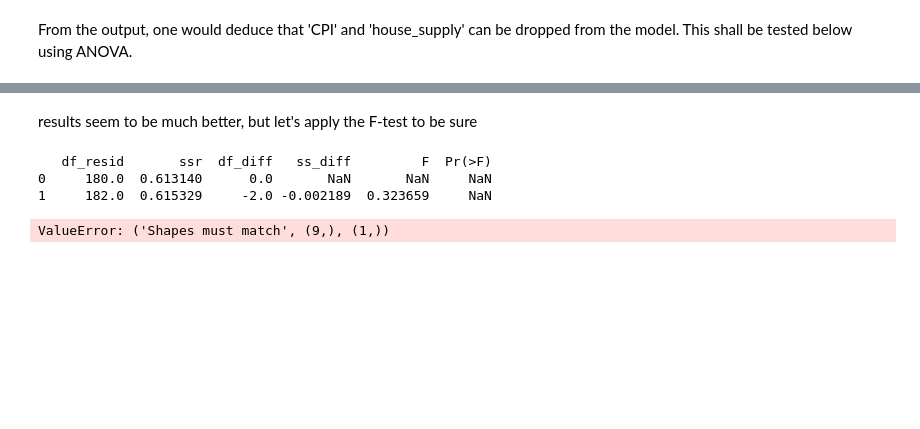
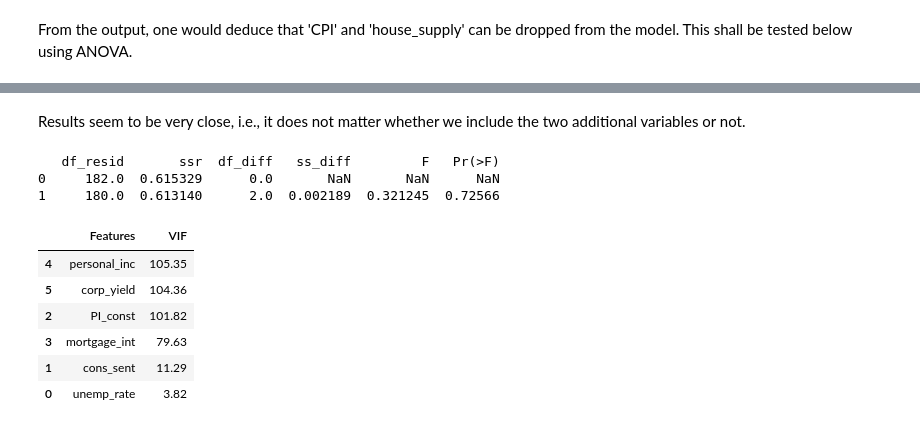
Before and after one commit to AtK42/digital-tools-for-finance-homework, a Jupyter notebook: housing-price-index-us/notebooks/housing-price-index-us.ipynb, the cells around one changed output, grey strips where cells are left out. Cells and saved outputs as stored; diff of their text form; code cells hidden in the pictures; blank space fills up the shorter version.

Commit message:
fitting of models and first work on checking model assumptions

```diff
--- a/housing-price-index-us/notebooks/housing-price-index-us.ipynb
+++ b/housing-price-index-us/notebooks/housing-price-index-us.ipynb
@@ -269,17 +270,32 @@ Covariance Type:            nonrobust
 
 Notes:
 [1] Standard Errors assume that the covariance matrix of the errors is correctly specified.
-# %% [markdown]
-results seem to be much better, but let's apply the F-test to be sure
-# %%
-anova_res = anova_lm(lm2, lm)
-print(anova_res)
-# %% [output]
-   df_resid       ssr  df_diff   ss_diff         F  Pr(>F)
-0     180.0  0.613140      0.0       NaN       NaN     NaN
-1     182.0  0.615329     -2.0 -0.002189  0.323659     NaN
-# %%
-test = indep_train.loc[:, indep_train.columns != 'CPI', 'home_supply']
-test.head()
-# %% [output]
-ValueError: ('Shapes must match', (9,), (1,))
+# %% [markdown]
+Results seem to be very close, i.e., it does not matter whether we include the two additional variables or not.
+# %%
+# conduct ANOVA
+anova_res = anova_lm(lm2, lm)
+print(anova_res)
+
+if indep_train_model2.columns[0] == 'const':
+    indep_train_model2 = indep_train_model2.drop(['const'], axis = 1)
+
+# calculate VIF for new model
+vif = pd.DataFrame()
+X = indep_train_model2
+vif['Features'] = X.columns
+vif['VIF'] = [variance_inflation_factor(X.values, i) for i in range(X.shape[1])]
+vif['VIF'] = round(vif['VIF'], 2)
+vif = vif.sort_values(by = "VIF", ascending = False)
+vif
+# %% [output]
+   df_resid       ssr  df_diff   ss_diff         F   Pr(>F)
+0     182.0  0.615329      0.0       NaN       NaN      NaN
+1     180.0  0.613140      2.0  0.002189  0.321245  0.72566
+|  | Features | VIF |
+| 4 | personal_inc | 105.35 |
+| 5 | corp_yield | 104.36 |
+| 2 | PI_const | 101.82 |
+| 3 | mortgage_int | 79.63 |
+| 1 | cons_sent | 11.29 |
+| 0 | unemp_rate | 3.82 |
```
Also changed, not shown: parts of 5 cells of this notebook.
